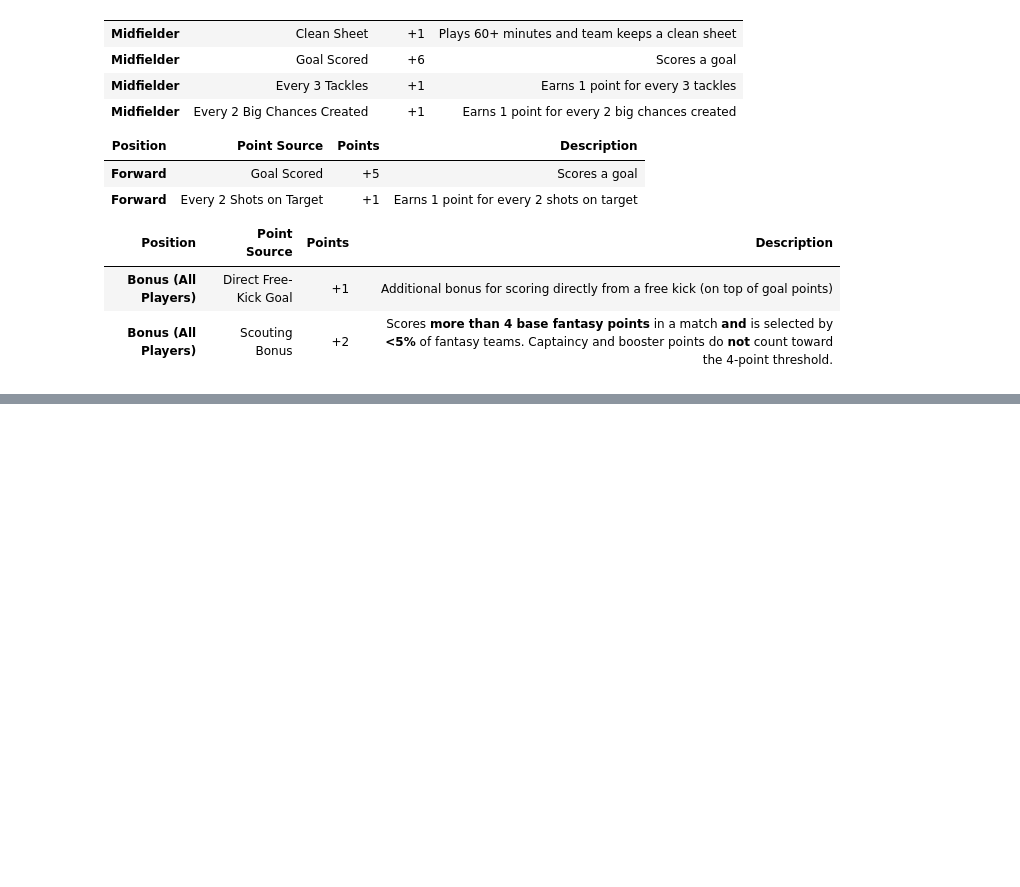
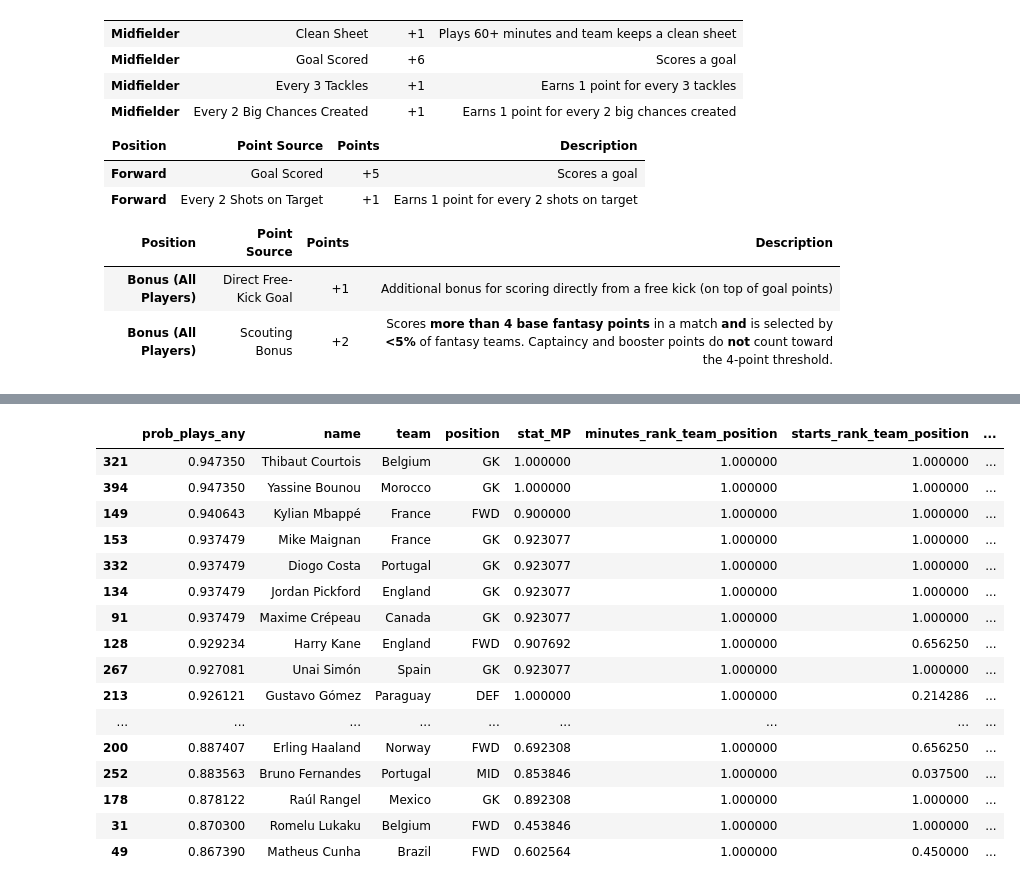
Before and after one commit to pedrosalgado22/Fantasy2026, a Jupyter notebook: algorithm.ipynb, the cells around one changed output, grey strips where cells are left out. Drawn from its saved outputs; the diff is of its cells as text; code cells hidden in the pictures; blank space fills up the shorter version.

```diff
--- a/algorithm.ipynb
+++ b/algorithm.ipynb
@@ -48,0 +281,56 @@ positive predictors for minutes played : if status == "playing" - price ( higher
+# %%
+df= pd.read_csv("fantasy_enriched.csv")
+# %%
+df = df[df["status"] == "playing"].copy()
+# %%
+def sigmoid(x):
+    return 1 / (1 + np.exp(-x))
+# %%
+# probability of playing a minute
+
+raw_any = (
+    0.15 * df["minutes_rank_team_position"]
+  + 0.20 * df["stat_MP"]        # minutes needs to be very team stratified since while for other point sources players are all eligible
+  + 0.10 * df["starts_rank_team_position"]
+  + 0.15 * df["price_rank_team_position"]     # for minutes its a team stratified signal.
+  + 0.20 * df["selected_rank_team_position"]
+  + 0.15 * df["minutes_last_3_avg"]
+  + 0.05 * df["anytime_rank_team_position"] # having odd at all means likeliness of playing is higher.
+
+)
+
+df["prob_plays_any"] = sigmoid((raw_any - 0.5) * 6)
+# %%
+df.loc[
+    :,
+    [
+        "prob_plays_any",
+        "name",
+        "team",
+        "position",
+        "stat_MP",
+        "minutes_rank_team_position",
+        "starts_rank_team_position",
+        "selected_rank_team_position",
+        "price_rank_team_position",
+        "anytime_rank_team_position",
+    ],
+].sort_values("prob_plays_any", ascending=False).head(30)
+# %% [output]
+|  | prob_plays_any | name | team | position | stat_MP | minutes_rank_team_position | starts_rank_team_position | ... |
+| 321 | 0.947350 | Thibaut Courtois | Belgium | GK | 1.000000 | 1.000000 | 1.000000 | ... |
+| 394 | 0.947350 | Yassine Bounou | Morocco | GK | 1.000000 | 1.000000 | 1.000000 | ... |
+| 149 | 0.940643 | Kylian Mbappé | France | FWD | 0.900000 | 1.000000 | 1.000000 | ... |
+| 153 | 0.937479 | Mike Maignan | France | GK | 0.923077 | 1.000000 | 1.000000 | ... |
+| 332 | 0.937479 | Diogo Costa | Portugal | GK | 0.923077 | 1.000000 | 1.000000 | ... |
+| 134 | 0.937479 | Jordan Pickford | England | GK | 0.923077 | 1.000000 | 1.000000 | ... |
+| 91 | 0.937479 | Maxime Crépeau | Canada | GK | 0.923077 | 1.000000 | 1.000000 | ... |
+| 128 | 0.929234 | Harry Kane | England | FWD | 0.907692 | 1.000000 | 0.656250 | ... |
+| 267 | 0.927081 | Unai Simón | Spain | GK | 0.923077 | 1.000000 | 1.000000 | ... |
+| 213 | 0.926121 | Gustavo Gómez | Paraguay | DEF | 1.000000 | 1.000000 | 0.214286 | ... |
+| ... | ... | ... | ... | ... | ... | ... | ... | ... |
+| 200 | 0.887407 | Erling Haaland | Norway | FWD | 0.692308 | 1.000000 | 0.656250 | ... |
+| 252 | 0.883563 | Bruno Fernandes | Portugal | MID | 0.853846 | 1.000000 | 0.037500 | ... |
+| 178 | 0.878122 | Raúl Rangel | Mexico | GK | 0.892308 | 1.000000 | 1.000000 | ... |
+| 31 | 0.870300 | Romelu Lukaku | Belgium | FWD | 0.453846 | 1.000000 | 1.000000 | ... |
+| 49 | 0.867390 | Matheus Cunha | Brazil | FWD | 0.602564 | 1.000000 | 0.450000 | ... |
```
Also changed, not shown: parts of 10 cells of this notebook, 8 other files.
